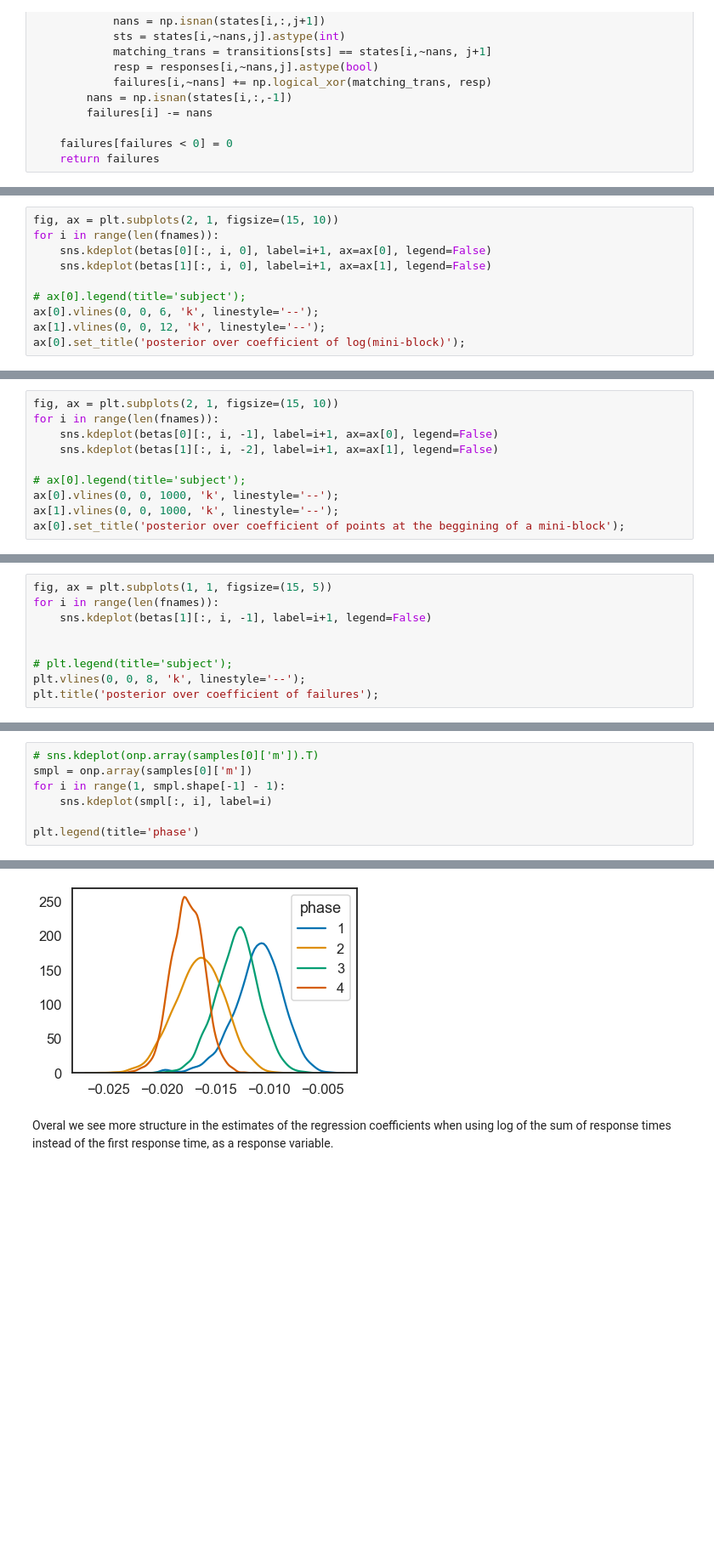
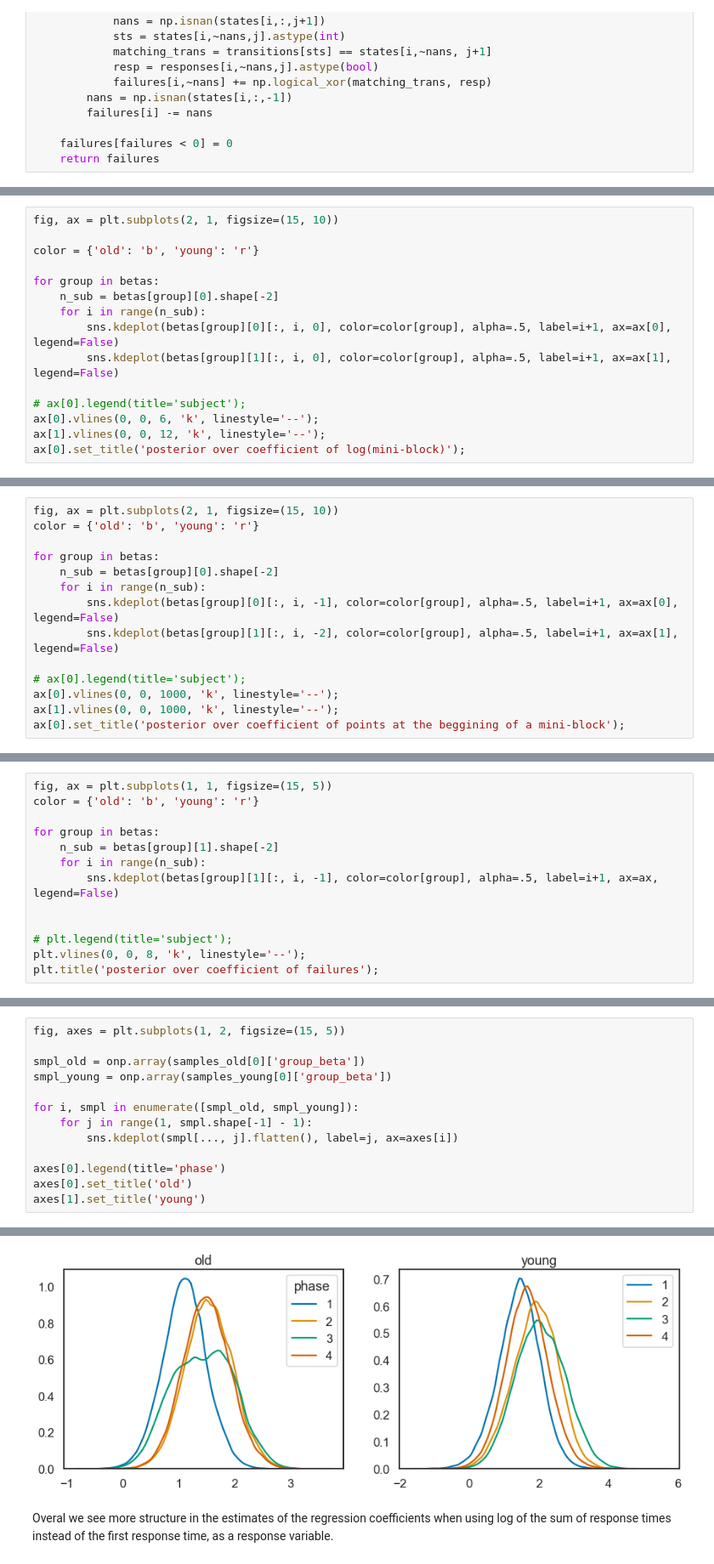
Before and after one commit to jeffensen/plandepth, a Jupyter notebook: notebooks/analysing_behavioural_data_B03.ipynb, the cells around one changed output, grey strips where cells are left out. Shown at 85% size. Drawn from its saved outputs; the diff is of its cells as text; blank space fills up the shorter version.

```diff
--- a/notebooks/analysing_behavioural_data_B03.ipynb
+++ b/notebooks/analysing_behavioural_data_B03.ipynb
@@ -165,8 +204,13 @@ for smpl in samples:
 # %%
 fig, ax = plt.subplots(2, 1, figsize=(15, 10))
-for i in range(len(fnames)):
-    sns.kdeplot(betas[0][:, i, 0], label=i+1, ax=ax[0], legend=False)
-    sns.kdeplot(betas[1][:, i, 0], label=i+1, ax=ax[1], legend=False)
+
+color = {'old': 'b', 'young': 'r'}
+
+for group in betas:
+    n_sub = betas[group][0].shape[-2]
+    for i in range(n_sub):
+        sns.kdeplot(betas[group][0][:, i, 0], color=color[group], alpha=.5, label=i+1, ax=ax[0], legend=False)
+        sns.kdeplot(betas[group][1][:, i, 0], color=color[group], alpha=.5, label=i+1, ax=ax[1], legend=False)
 
 # ax[0].legend(title='subject');
 ax[0].vlines(0, 0, 6, 'k', linestyle='--');
@@ -177,8 +221,12 @@ ax[0].set_title('posterior over coefficient of log(mini-block)');
 # %%
 fig, ax = plt.subplots(2, 1, figsize=(15, 10))
-for i in range(len(fnames)):
-    sns.kdeplot(betas[0][:, i, -1], label=i+1, ax=ax[0], legend=False)
-    sns.kdeplot(betas[1][:, i, -2], label=i+1, ax=ax[1], legend=False)
+color = {'old': 'b', 'young': 'r'}
+
+for group in betas:
+    n_sub = betas[group][0].shape[-2]
+    for i in range(n_sub):
+        sns.kdeplot(betas[group][0][:, i, -1], color=color[group], alpha=.5, label=i+1, ax=ax[0], legend=False)
+        sns.kdeplot(betas[group][1][:, i, -2], color=color[group], alpha=.5, label=i+1, ax=ax[1], legend=False)
 
 # ax[0].legend(title='subject');
 ax[0].vlines(0, 0, 1000, 'k', linestyle='--');
@@ -189,7 +237,11 @@ ax[0].set_title('posterior over coefficient of points at the beggining of a mini
 # %%
 fig, ax = plt.subplots(1, 1, figsize=(15, 5))
-for i in range(len(fnames)):
-    sns.kdeplot(betas[1][:, i, -1], label=i+1, legend=False)
+color = {'old': 'b', 'young': 'r'}
+
+for group in betas:
+    n_sub = betas[group][1].shape[-2]
+    for i in range(n_sub):
+        sns.kdeplot(betas[group][1][:, i, -1], color=color[group], alpha=.5, label=i+1, ax=ax, legend=False)
 
 
 # plt.legend(title='subject');
@@ -248,8 +312,14 @@ axes[0, 0].set_x
 # %%
-# sns.kdeplot(onp.array(samples[0]['m']).T)
-smpl = onp.array(samples[0]['m'])
-for i in range(1, smpl.shape[-1] - 1):
-    sns.kdeplot(smpl[:, i], label=i)
+fig, axes = plt.subplots(1, 2, figsize=(15, 5))
 
-plt.legend(title='phase')
+smpl_old = onp.array(samples_old[0]['group_beta'])
+smpl_young = onp.array(samples_young[0]['group_beta'])
+
+for i, smpl in enumerate([smpl_old, smpl_young]):
+    for j in range(1, smpl.shape[-1] - 1):
+        sns.kdeplot(smpl[..., j].flatten(), label=j, ax=axes[i])
+
+axes[0].legend(title='phase')
+axes[0].set_title('old')
+axes[1].set_title('young')
 # %% [output]
@@ -257,4 +327,4 @@ plt.legend(title='phase')
-[figure, old version]
+[figure, new version]
 # %% [markdown]
 Overal we see more structure in the estimates of the regression coefficients when using log of the sum of response times instead of the first response time, as a response variable.
 # %% [markdown]
```
Also changed, not shown: parts of 24 cells of this notebook, 6 other files.
